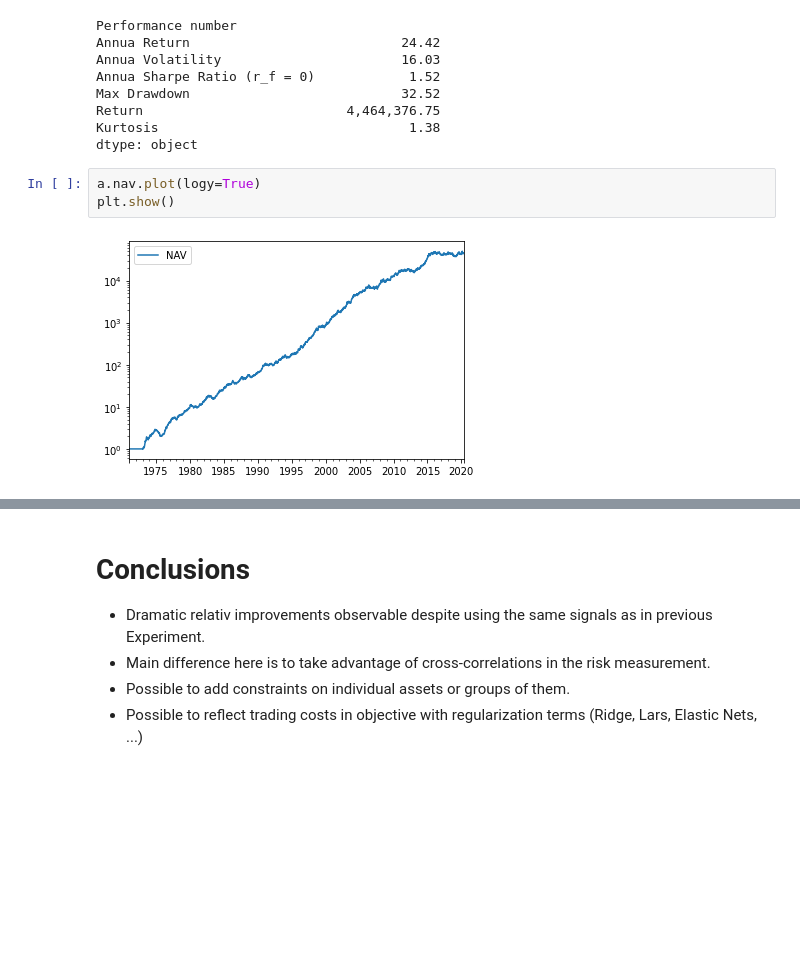
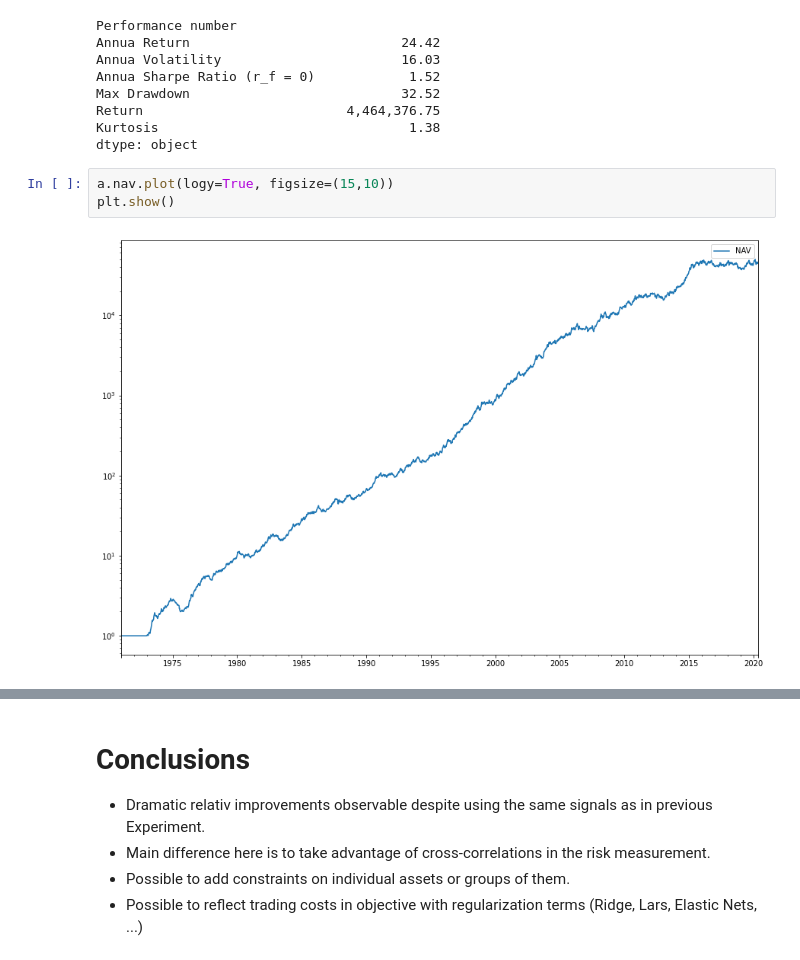
Before and after one commit to tschm/cs, a Jupyter notebook: work/Experiment5.ipynb, the cells around one changed output, grey strips where cells are left out. Saved outputs shown, nothing was run; the diff lists cells and outputs as text; blank space fills up the shorter version.

```diff
--- a/work/Experiment5.ipynb
+++ b/work/Experiment5.ipynb
@@ -50,8 +51,8 @@ Return                          4,464,376.75
 Kurtosis                                1.38
 dtype: object
 # %%
-a.nav.plot(logy=True)
+a.nav.plot(logy=True, figsize=(15,10))
 plt.show()
 # %% [output]
-[figure, old version]
+[figure, new version]
 # %%
```
Also changed, not shown: parts of 3 cells of this notebook, 8 other files.
